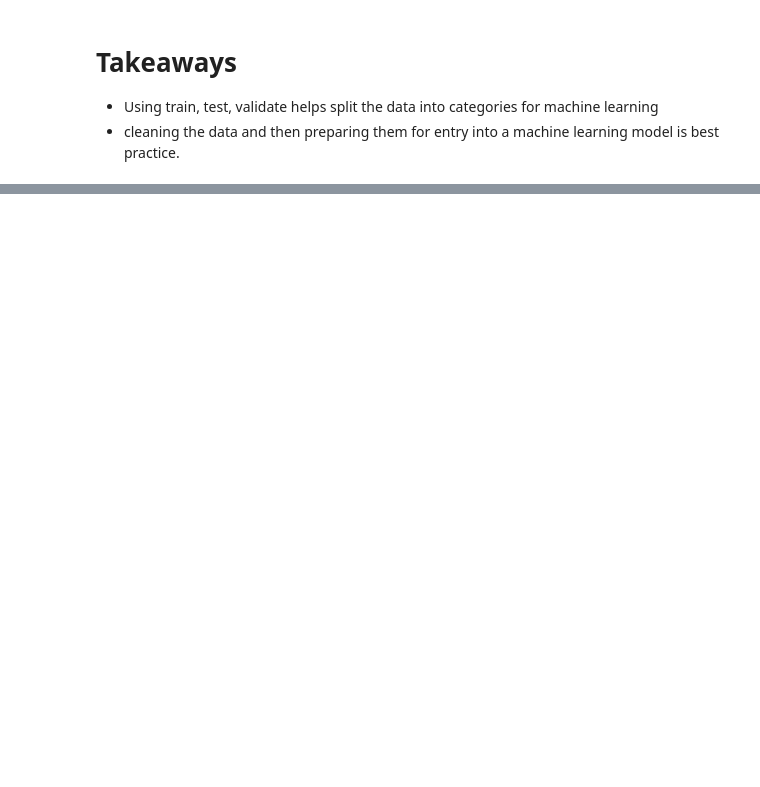
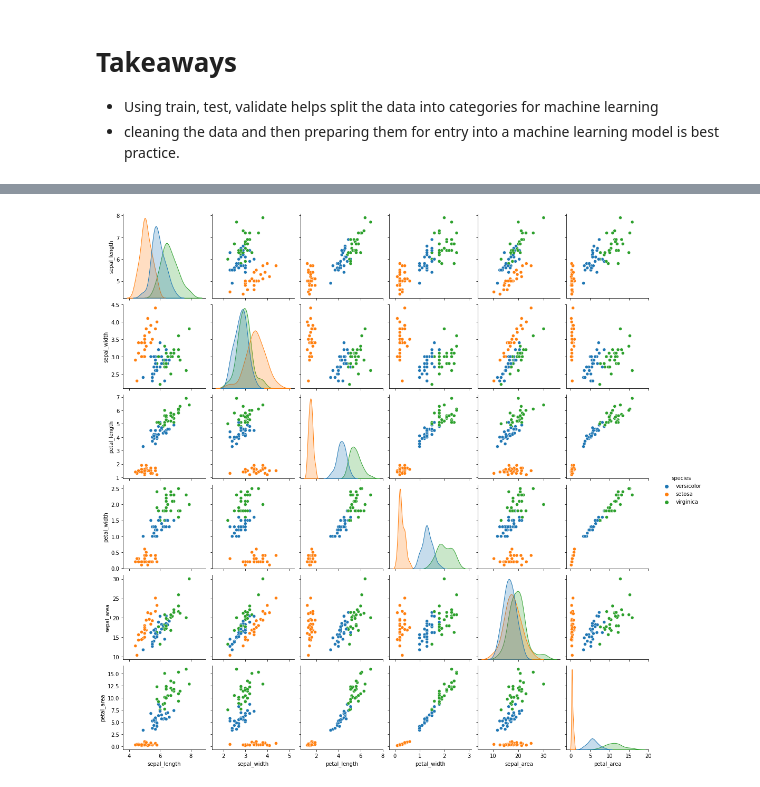
Before and after one commit to DeangeloBowen1/classification-exercises, a Jupyter notebook: classification_exercises.ipynb, the cells around one changed output, grey strips where cells are left out. Saved outputs shown, nothing was run; the diff lists cells and outputs as text; code cells hidden in the pictures; blank space fills up the shorter version.

```diff
--- a/classification_exercises.ipynb
+++ b/classification_exercises.ipynb
@@ -624,0 +1199,6 @@ plt.show()
+# %%
+# sns pairplot matrix. Much better than pandas
+sns.pairplot(train, hue= 'species')
+plt.show()
+# %% [output]
+[figure, added]
```
Also changed, not shown: parts of 142 cells of this notebook, 1 other file.
